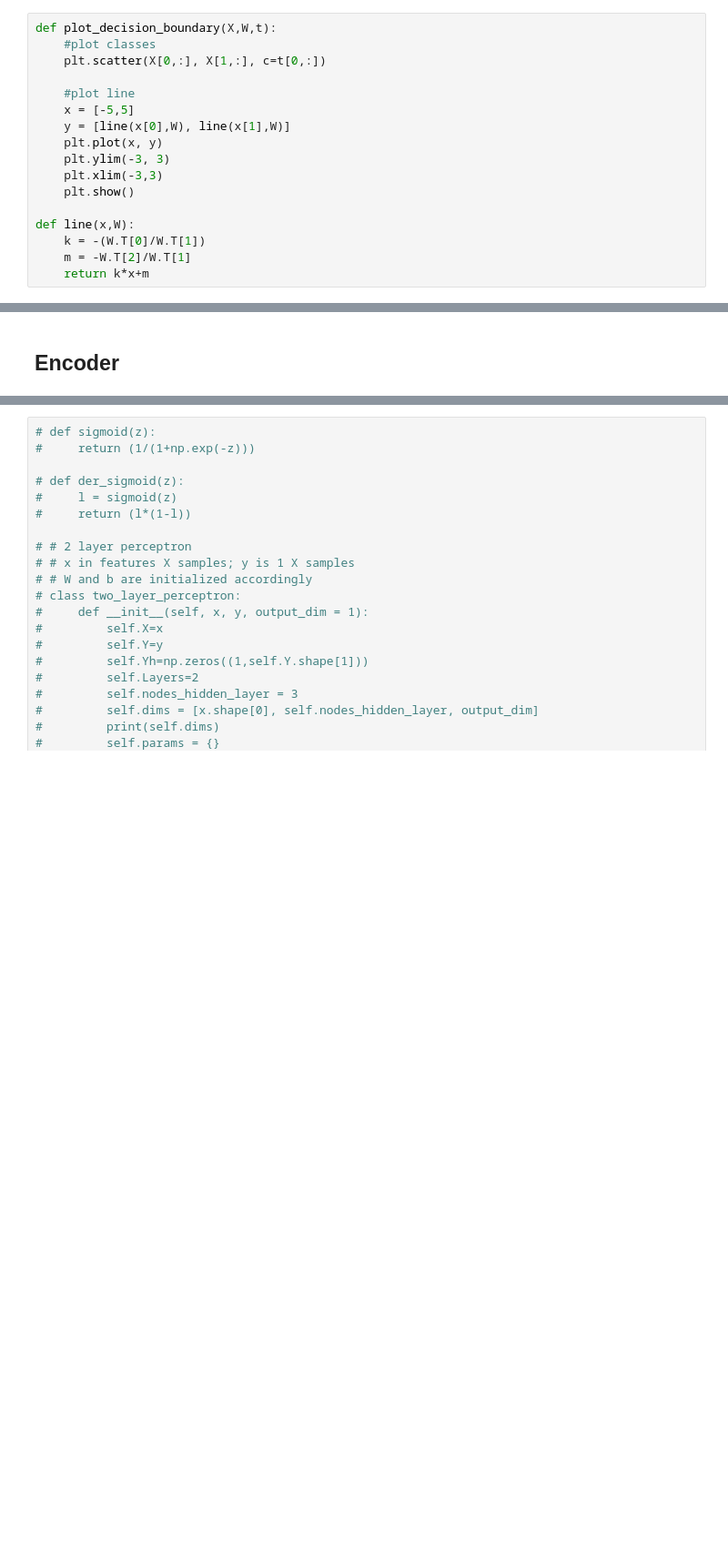
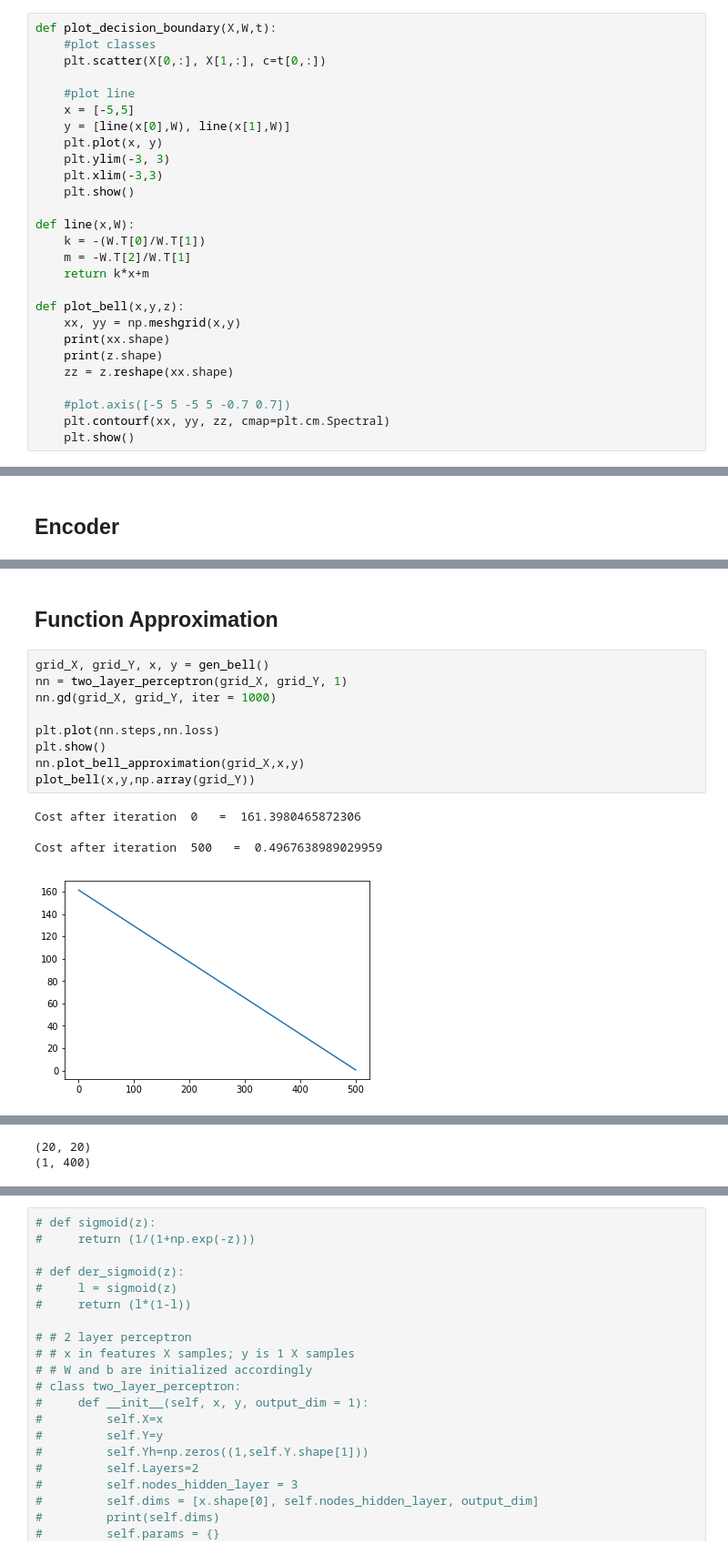
Before and after one commit to griiak/ANN-Assignment1-GS, a Jupyter notebook: A1/A1Part1.ipynb, the cells around one changed output, grey strips where cells are left out. Shown at 91% size. Drawn from its saved outputs; the diff is of its cells as text; blank space fills up the shorter version.

```diff
--- a/A1/A1Part1.ipynb
+++ b/A1/A1Part1.ipynb
@@ -23,6 +23,16 @@ def line(x,W):
     k = -(W.T[0]/W.T[1])
     m = -W.T[2]/W.T[1]
     return k*x+m
+
+def plot_bell(x,y,z):
+    xx, yy = np.meshgrid(x,y)
+    print(xx.shape)
+    print(z.shape)
+    zz = z.reshape(xx.shape)
+
+    #plot.axis([-5 5 -5 5 -0.7 0.7])
+    plt.contourf(xx, yy, zz, cmap=plt.cm.Spectral)
+    plt.show()
 # %% [markdown]
 ### Generating
 # %%
@@ -470,0 +515,16 @@ plt.show()
+# %% [markdown]
+## Function Approximation
+# %%
+grid_X, grid_Y, x, y = gen_bell()
+nn = two_layer_perceptron(grid_X, grid_Y, 1)
+nn.gd(grid_X, grid_Y, iter = 1000)
+
+plt.plot(nn.steps,nn.loss)
+plt.show()
+nn.plot_bell_approximation(grid_X,x,y)
+plot_bell(x,y,np.array(grid_Y))
+# %% [output]
+Cost after iteration  0   =  161.3980465872306
+
+Cost after iteration  500   =  0.4967638989029959
+[figure, added]
@@ -470,0 +532,2 @@ plt.show()
+(20, 20)
+(1, 400)
```
Also changed, not shown: parts of 6 cells of this notebook, 1 other file.
